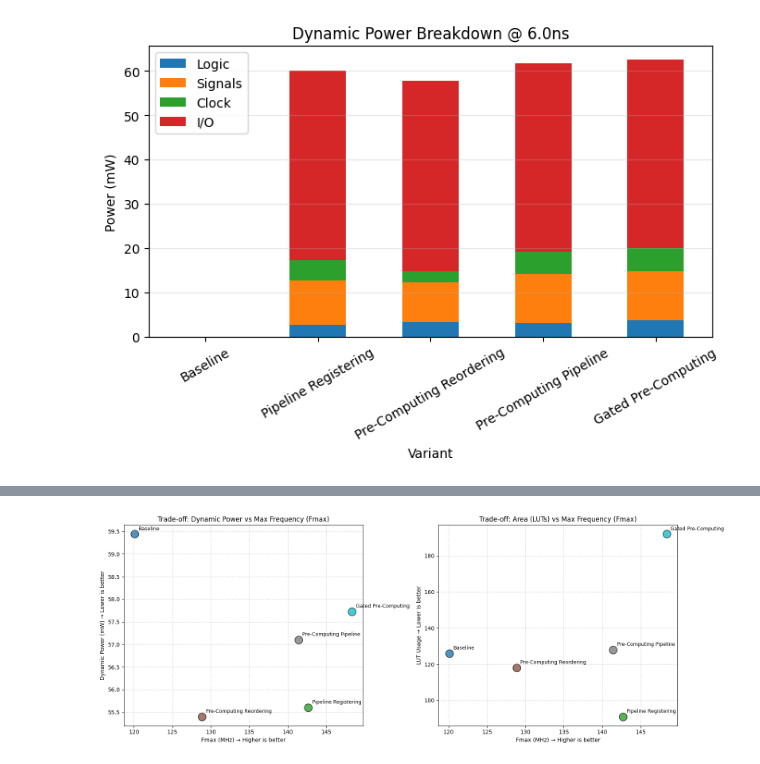
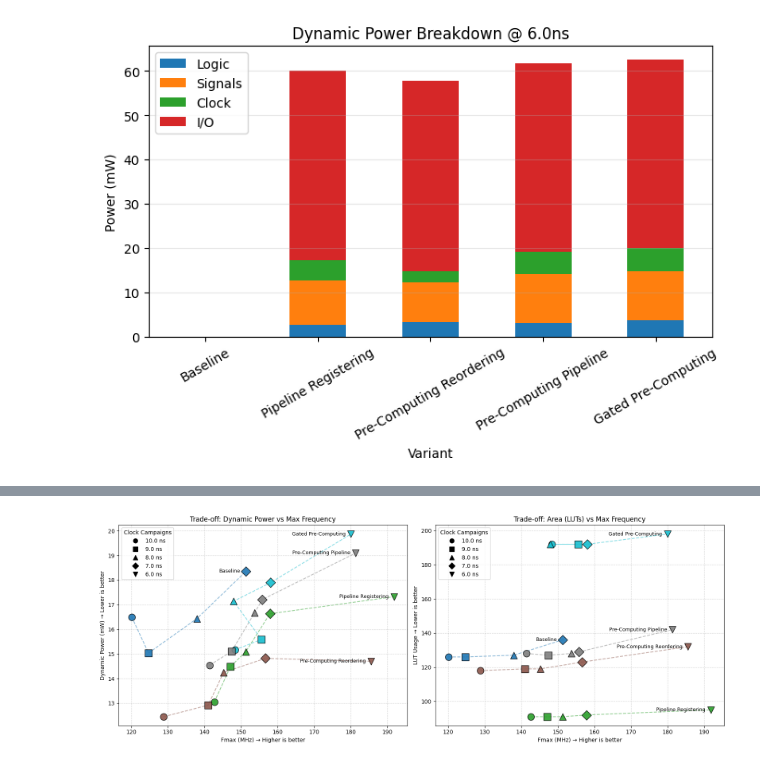
Before and after one commit to XBlayz/Low_power-projects, a Jupyter notebook: notebooks/project-03.ipynb, the cells around one changed output, grey strips where cells are left out. Saved outputs shown, nothing was run; the diff lists cells and outputs as text; code cells hidden in the pictures.

```diff
--- a/notebooks/project-03.ipynb
+++ b/notebooks/project-03.ipynb
@@ -282,7 +282,7 @@ def _collect_variant_metrics(variant_name: str, clk_period_ns: float) -> Optiona
     signals_mw = (_extract_signals_power(txt_power_path.read_text()) or 0.0) * 1e3
     clock_mw   = (power.get("Clocks") or 0.0) * 1e3
     io_mw      = (power.get("I/O") or 0.0) * 1e3
-    dynamic_mw = (logic_mw + signals_mw + clock_mw + io_mw)
+    dynamic_mw = (logic_mw + signals_mw + clock_mw)
     static_mw  = (power.get("Static Power") or 0.0) * 1e3
     total_mw   = (power.get("Total") or 0.0) * 1e3
 
@@ -954,50 +985,68 @@ else:
 # %%
 # --- STEP 06.8: ARCHITECTURAL TRADE-OFFS (SCATTER PLOTS) ---
 
 if not df_comparison.empty:
-    df_std = df_comparison[df_comparison["clk_period_ns"] == CLOCK_CAMPAIGNS[0]].copy()
+    df_clean = df_comparison.dropna(subset=["fmax_mhz", "dynamic_power_mw", "lut"]).copy()
 
-    # Rimuoviamo righe con fmax nullo per evitare errori nei plot
-    df_std = df_std.dropna(subset=["fmax_mhz", "dynamic_power_mw", "lut"])
-
-    if not df_std.empty:
+    if not df_clean.empty:
         fig, (ax1, ax2) = plt.subplots(1, 2, figsize=(16, 6))
 
-        variants = df_std["variant"].tolist()
-        fmax = df_std["fmax_mhz"].tolist()
-        power = df_std["dynamic_power_mw"].tolist()
-        luts = df_std["lut"].tolist()
+        variants = df_clean["variant"].unique()
+        colors = plt.cm.tab10(np.linspace(0, 1, len(variants))) # pyright: ignore[reportAttributeAccessIssue]
+        color_map = dict(zip(variants, colors))
+        markers = ['o', 's', '^', 'D', 'v']
 
-        # Colormap per dare colori univoci a ogni bolla
-        colors = plt.cm.tab10(np.linspace(0, 1, len(variants))) # pyright: ignore[reportAttributeAccessIssue]
+        for i, clk in enumerate(CLOCK_CAMPAIGNS):
+            df_clk = df_clean[df_clean["clk_period_ns"] == clk]
+            marker = markers[i % len(markers)]
 
-        # Scatter 1: Power vs Fmax (Efficienza Energetica vs Prestazioni)
-        for i, var in enumerate(variants):
-            ax1.scatter(fmax[i], power[i], s=200, color=colors[i], label=var, edgecolors="black", alpha=0.8)
-            # Aggiunta di label testuali vicino ai punti
-            ax1.annotate(var, (fmax[i], power[i]), xytext=(7, 7), textcoords='offset points', fontsize=9)
+            for _, row in df_clk.iterrows():
+                var = row["variant"]
+                fmax = row["fmax_mhz"]
+                power = row["dynamic_power_mw"]
+                lut = row["lut"]
+                c = color_map[var]
 
-        ax1.set_title("Trade-off: Dynamic Power vs Max Frequency (Fmax)")
+                ax1.scatter(fmax, power, s=150, color=c, marker=marker, edgecolors="black", alpha=0.9, zorder=3)
+                ax2.scatter(fmax, lut, s=150, color=c, marker=marker, edgecolors="black", alpha=0.9, zorder=3)
+
+        for var in variants:
+            df_var = df_clean[df_clean["variant"] == var].sort_values("clk_period_ns", ascending=False)
+            if len(df_var) > 1:
+                ax1.plot(df_var["fmax_mhz"], df_var["dynamic_power_mw"], color=color_map[var], linestyle="--", alpha=0.5, zorder=1)
+                ax2.plot(df_var["fmax_mhz"], df_var["lut"], color=color_map[var], linestyle="--", alpha=0.5, zorder=1)
+
+            last_pt = df_var.iloc[-1]
+
+            # [MODIFICA]: ha='right' allinea il testo a destra rispetto alla coordinata.
+            # xytext=(-10, 0) lo sposta fisicamente di 10 pixel a sinistra del punto.
+            ax1.annotate(var, (last_pt["fmax_mhz"], last_pt["dynamic_power_mw"]),
+                         xytext=(-10, 0), textcoords='offset points', ha='right', va='center', fontsize=9)
+            ax2.annotate(var, (last_pt["fmax_mhz"], last_pt["lut"]),
+                         xytext=(-10, 0), textcoords='offset points', ha='right', va='center', fontsize=9)
+
+        import matplotlib.lines as mlines
+        clock_legend = [mlines.Line2D([], [], color='black', marker=markers[i], linestyle='None',
+                                      markersize=8, label=f'{clk} ns') for i, clk in enumerate(CLOCK_CAMPAIGNS)]
+
+        ax1.set_title("Trade-off: Dynamic Power vs Max Frequency")
         ax1.set_xlabel("Fmax (MHz) → Higher is better")
         ax1.set_ylabel("Dynamic Power (mW) → Lower is better")
-        ax1.grid(True, linestyle="--", alpha=0.5)
+        ax1.grid(True, linestyle="--", alpha=0.5, zorder=0)
+        ax1.legend(handles=clock_legend, title="Clock Campaigns", loc="upper left")
 
-        # Scatter 2: Area vs Fmax (Costo Area vs Prestazioni)
-        for i, var in enumerate(variants):
-            ax2.scatter(fmax[i], luts[i], s=200, color=colors[i], label=var, edgecolors="black", alpha=0.8)
-            ax2.annotate(var, (fmax[i], luts[i]), xytext=(7, 7), textcoords='offset points', fontsize=9)
-
-        ax2.set_title("Trade-off: Area (LUTs) vs Max Frequency (Fmax)")
+        ax2.set_title("Trade-off: Area (LUTs) vs Max Frequency")
         ax2.set_xlabel("Fmax (MHz) → Higher is better")
         ax2.set_ylabel("LUT Usage → Lower is better")
-        ax2.grid(True, linestyle="--", alpha=0.5)
+        ax2.grid(True, linestyle="--", alpha=0.5, zorder=0)
+        ax2.legend(handles=clock_legend, title="Clock Campaigns", loc="upper left")
 
         plt.tight_layout()
-        plt.savefig(OUTPUT_FIG_FOLDER / "step08_tradeoffs.png", dpi=300)
+        plt.savefig(OUTPUT_FIG_FOLDER / "step08_tradeoffs_combined.png", dpi=300)
         plt.show()
     else:
         print("Not enough complete data for trade-off plots.")
 else:
     print("No reports parsed yet; skipping plot.")
 # %% [output]
-[figure, old version]
+[figure, new version]
```
Also changed, not shown: parts of 2 cells of this notebook.
